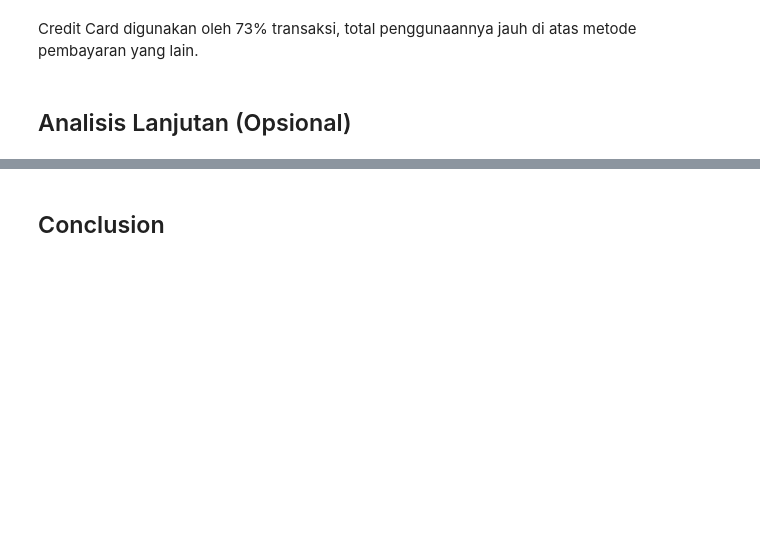
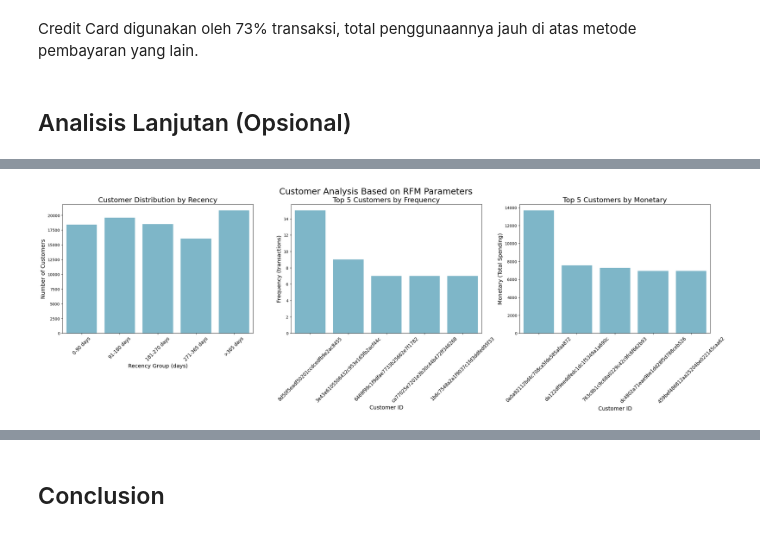
Before and after one commit to hutomo20241446/analisis_data, a Jupyter notebook: Proyek_Analisis_Data.ipynb, the cells around one changed output, grey strips where cells are left out. Drawn from its saved outputs; the diff is of its cells as text; code cells hidden in the pictures; blank space fills up the shorter version.

```diff
--- a/Proyek_Analisis_Data.ipynb
+++ b/Proyek_Analisis_Data.ipynb
@@ -915,0 +968,9 @@ Credit Card digunakan oleh 73% transaksi, total penggunaannya jauh di atas metod
+# %%
+# Agregasi data untuk RFM Analysis
+rfm_df = all_df.groupby(by="customer_unique_id", as_index=False).agg({
+    "order_purchase_timestamp": "max",  # Tanggal order terakhir
+    "order_id": "nunique",  # Frekuensi transaksi
+    "payment_value": "sum"  # Total pengeluaran
+})
+# Rename kolom
+rfm_df.columns = ["customer_id", "max_order_timestamp", "frequency", "monetary"]
@@ -915,0 +986,5 @@ Credit Card digunakan oleh 73% transaksi, total penggunaannya jauh di atas metod
+# %%
+# Menghitung recency (hari sejak transaksi terakhir)
+rfm_df["max_order_timestamp"] = rfm_df["max_order_timestamp"].dt.date
+recent_date = all_df["order_purchase_timestamp"].dt.date.max()
+rfm_df["recency"] = rfm_df["max_order_timestamp"].apply(lambda x: (recent_date - x).days)
@@ -915,0 +1003,50 @@ Credit Card digunakan oleh 73% transaksi, total penggunaannya jauh di atas metod
+# %%
+# Hapus kolom max_order_timestamp
+rfm_df.drop("max_order_timestamp", axis=1, inplace=True)
+# %%
+# Membuat kategori Recency dalam rentang hari
+bins = [0, 90, 180, 270, 365, rfm_df["recency"].max()]
+labels = ["0-90 days", "91-180 days", "181-270 days", "271-365 days", ">365 days"]
+rfm_df["recency_group"] = pd.cut(rfm_df["recency"], bins=bins, labels=labels, right=False)
+
+# Menghitung jumlah customer dalam setiap kelompok recency
+recency_grouped = rfm_df.groupby("recency_group")["customer_id"].count().reset_index()
+recency_grouped.rename(columns={"customer_id": "customer_count"}, inplace=True)
+
+# Membuat visualisasi 3 barplot untuk Recency, Frequency, dan Monetary
+fig, ax = plt.subplots(nrows=1, ncols=3, figsize=(30, 6))
+
+# Warna untuk setiap barplot
+colors = ["#72BCD4", "#72BCD4", "#72BCD4", "#72BCD4", "#72BCD4"]
+
+# Barplot berdasarkan Recency (menggunakan kelompok rentang hari)
+sns.barplot(y="customer_count", x="recency_group", data=recency_grouped, palette=colors, ax=ax[0])
+ax[0].set_ylabel("Number of Customers", fontsize=14)
+ax[0].set_xlabel("Recency Group (days)", fontsize=14)
+ax[0].set_title("Customer Distribution by Recency", loc="center", fontsize=18)
+ax[0].tick_params(axis='x', labelsize=12, rotation=45)
+
+# Barplot berdasarkan Frequency (pelanggan dengan transaksi terbanyak)
+sns.barplot(y="frequency", x="customer_id",
+            data=rfm_df.sort_values(by="frequency", ascending=False).head(5),
+            palette=colors, ax=ax[1])
+ax[1].set_ylabel("Frequency (transactions)", fontsize=14)
+ax[1].set_xlabel("Customer ID", fontsize=14)
+ax[1].set_title("Top 5 Customers by Frequency", loc="center", fontsize=18)
+ax[1].tick_params(axis='x', labelsize=12, rotation=45)
+
+# Barplot berdasarkan Monetary (pelanggan dengan total belanja tertinggi)
+sns.barplot(y="monetary", x="customer_id",
+            data=rfm_df.sort_values(by="monetary", ascending=False).head(5),
+            palette=colors, ax=ax[2])
+ax[2].set_ylabel("Monetary (Total Spending)", fontsize=14)
+ax[2].set_xlabel("Customer ID", fontsize=14)
+ax[2].set_title("Top 5 Customers by Monetary", loc="center", fontsize=18)
+ax[2].tick_params(axis='x', labelsize=12, rotation=45)
+
+# Menampilkan title utama
+plt.suptitle("Customer Analysis Based on RFM Parameters", fontsize=22)
+
+# Menampilkan plot
+plt.show()
+# %% [output]
@@ -915,0 +1071 @@ Credit Card digunakan oleh 73% transaksi, total penggunaannya jauh di atas metod
+[figure, added]
```
Also changed, not shown: parts of 37 cells of this notebook.
